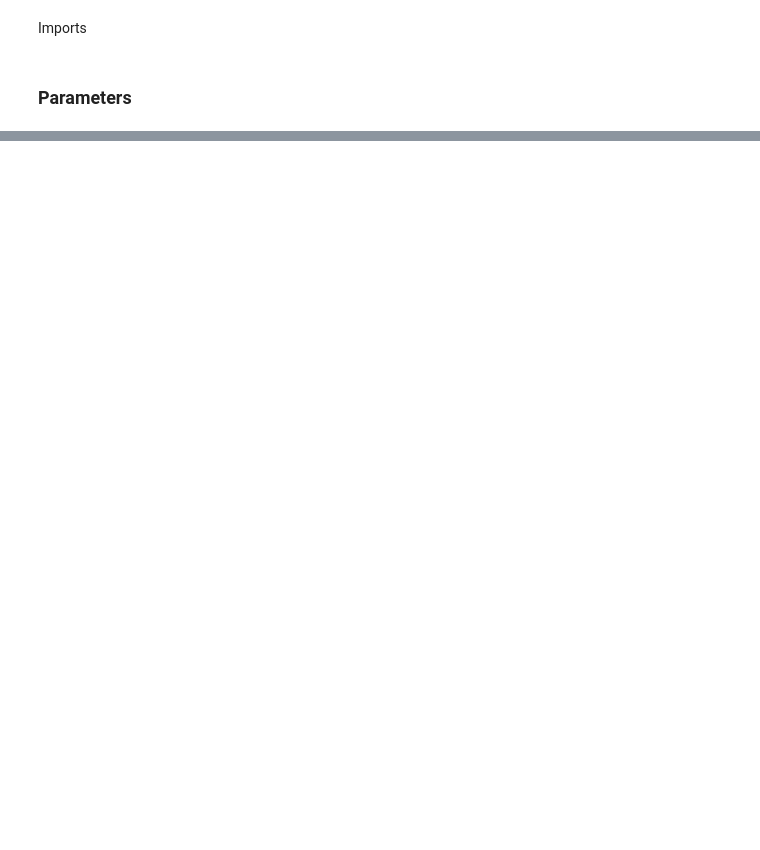
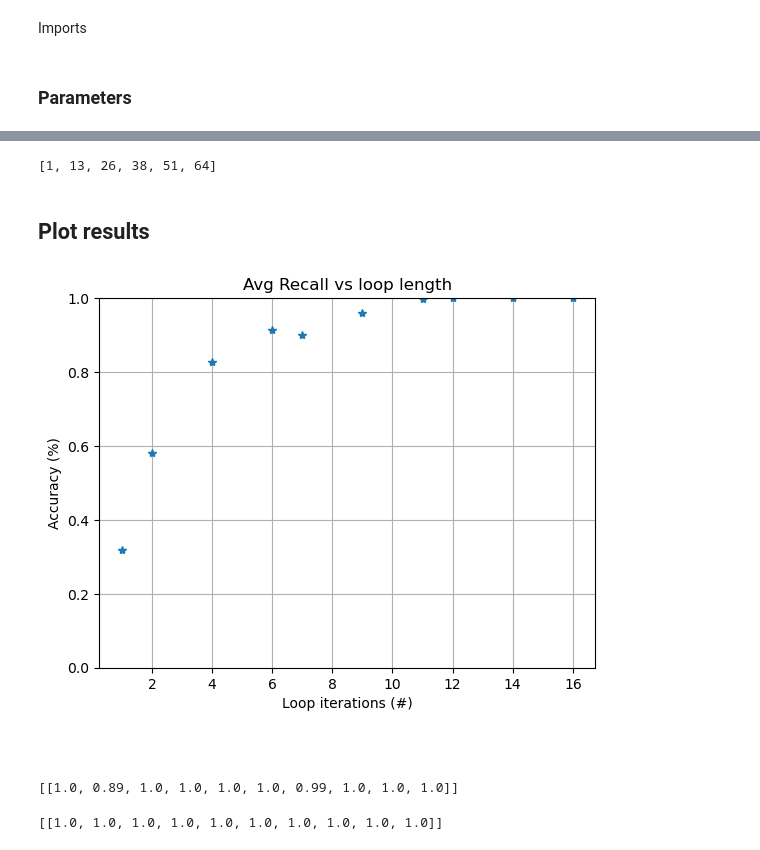
Before and after one commit to marcoguerra192/tmvb, a Jupyter notebook: AlgorithmBenchmark.ipynb, the cells around one changed output, grey strips where cells are left out. Saved outputs shown, nothing was run; the diff lists cells and outputs as text; code cells hidden in the pictures; blank space fills up the shorter version.

```diff
--- a/AlgorithmBenchmark.ipynb
+++ b/AlgorithmBenchmark.ipynb
@@ -53,0 +522,4 @@ One goal would be to identify whether the exact complexity is greater or smaller
+# %%
+switchPerms = allSwitchIsomorphisms(d)
+# %%
+allPerms = allIsomorphisms(d)
@@ -53,0 +593,35 @@ One goal would be to identify whether the exact complexity is greater or smaller
+# %%
+loopLengths
+# %% [output]
+[1, 13, 26, 38, 51, 64]
+# %% [markdown]
+## Plot results
+# %%
+AccMeans = [np.nanmean(elem) for elem in AAcc]
+APrecMeans = [np.nanmean(elem) for elem in APrec]
+ARecMeans = [np.nanmean(elem) for elem in ARec]
+AF1sMeans = [np.nanmean(elem) for elem in AF1s]
+# %%
+AccMeans = [np.nan_to_num(elem) for elem in AccMeans]
+APrecMeans = [np.nan_to_num(elem) for elem in APrecMeans]
+ARecMeans = [np.nan_to_num(elem) for elem in ARecMeans]
+AF1sMeans = [np.nan_to_num(elem) for elem in AF1sMeans]
+# %%
+plt.plot(loopLengths, ARecMeans, '*')
+plt.grid()
+plt.title('Avg Recall vs loop length');
+plt.xlabel('Loop iterations (#)')
+plt.ylabel('Accuracy (%)')
+plt.ylim(0.0,1.0);
+# %% [output]
+[figure, added]
+# %% [markdown]
+####
+# %%
+ARec
+# %% [output]
+[[1.0, 0.89, 1.0, 1.0, 1.0, 1.0, 0.99, 1.0, 1.0, 1.0]]
+# %%
+APrec
+# %% [output]
+[[1.0, 1.0, 1.0, 1.0, 1.0, 1.0, 1.0, 1.0, 1.0, 1.0]]
```
Also changed, not shown: parts of 51 cells of this notebook, 7 other files.
